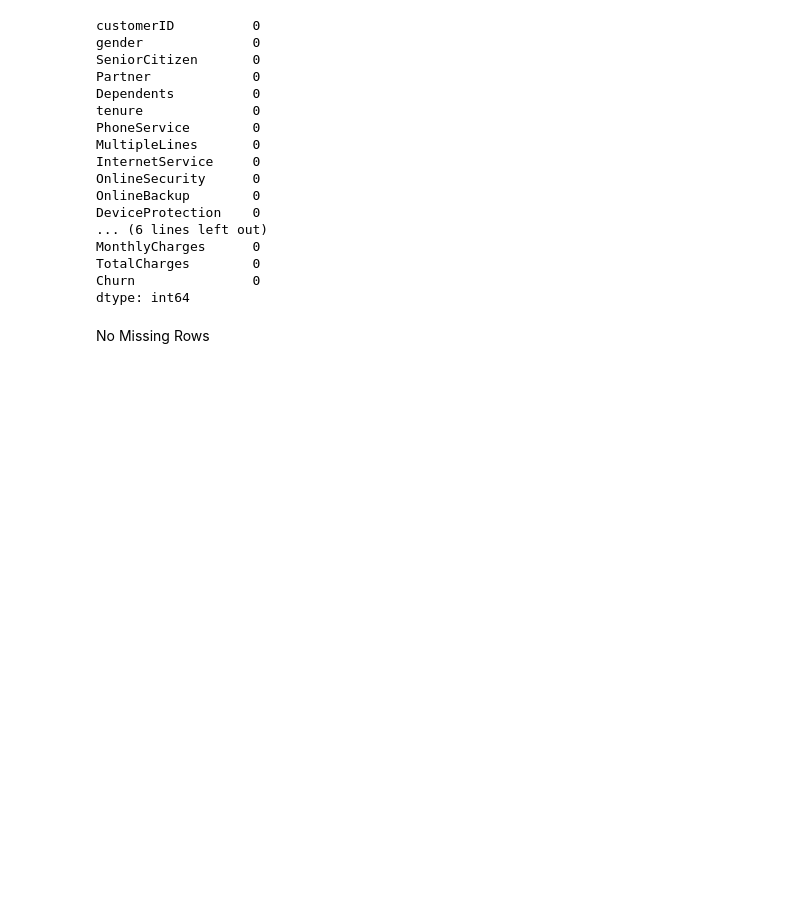
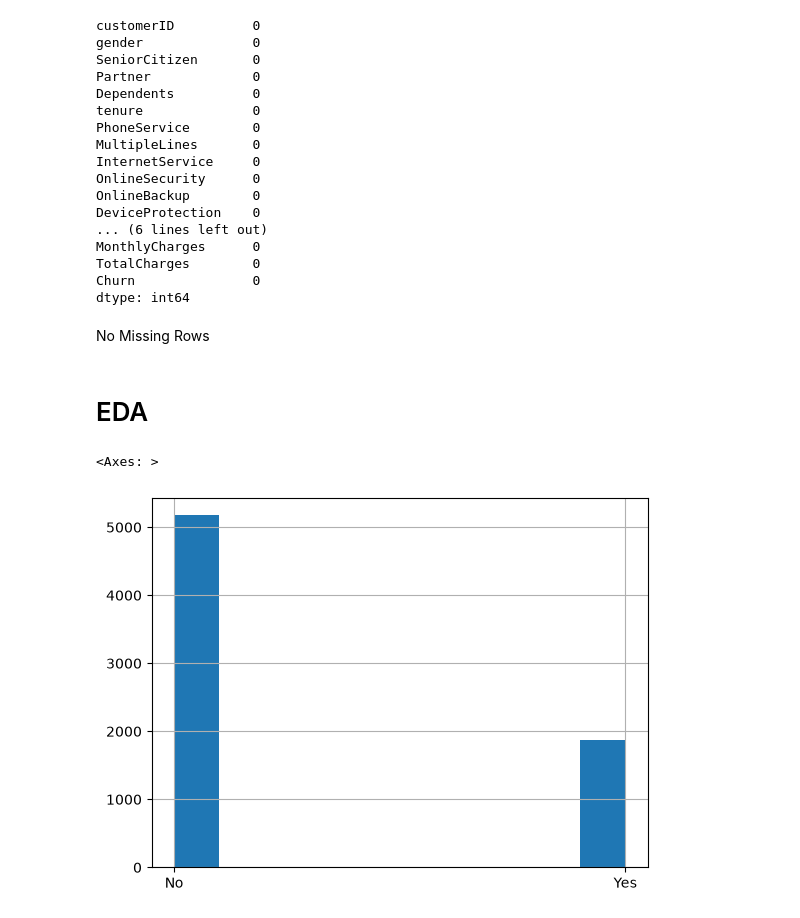
Before and after one commit to keeganprunty/telco-churn-analysis, a Jupyter notebook: telco_customer_analysis.ipynb, the cells around one changed output. Drawn from its saved outputs; the diff is of its cells as text; code cells hidden in the pictures; blank space fills up the shorter version.

```diff
--- a/telco_customer_analysis.ipynb
+++ b/telco_customer_analysis.ipynb
@@ -76,3 +76,8 @@ Churn               0
 dtype: int64
 # %% [markdown]
 No Missing Rows
+# %%
+# Change totalcharges to numeric
+df['TotalCharges'] = pd.to_numeric(df['TotalCharges'], errors = 'coerce')
+# %% [markdown]
+# EDA
@@ -78,0 +86,5 @@ No Missing Rows
+# %%
+df['Churn'].hist()
+# %% [output]
+<Axes: >
+[figure, added]
```
Also changed, not shown: parts of 6 cells of this notebook.
